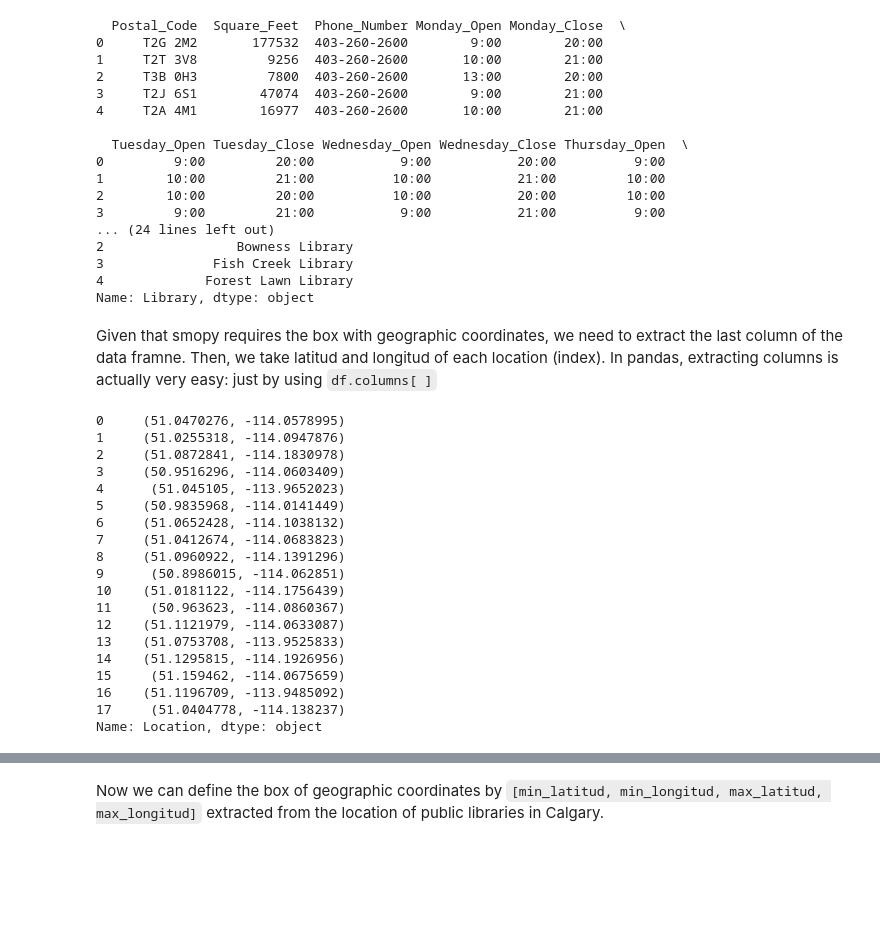
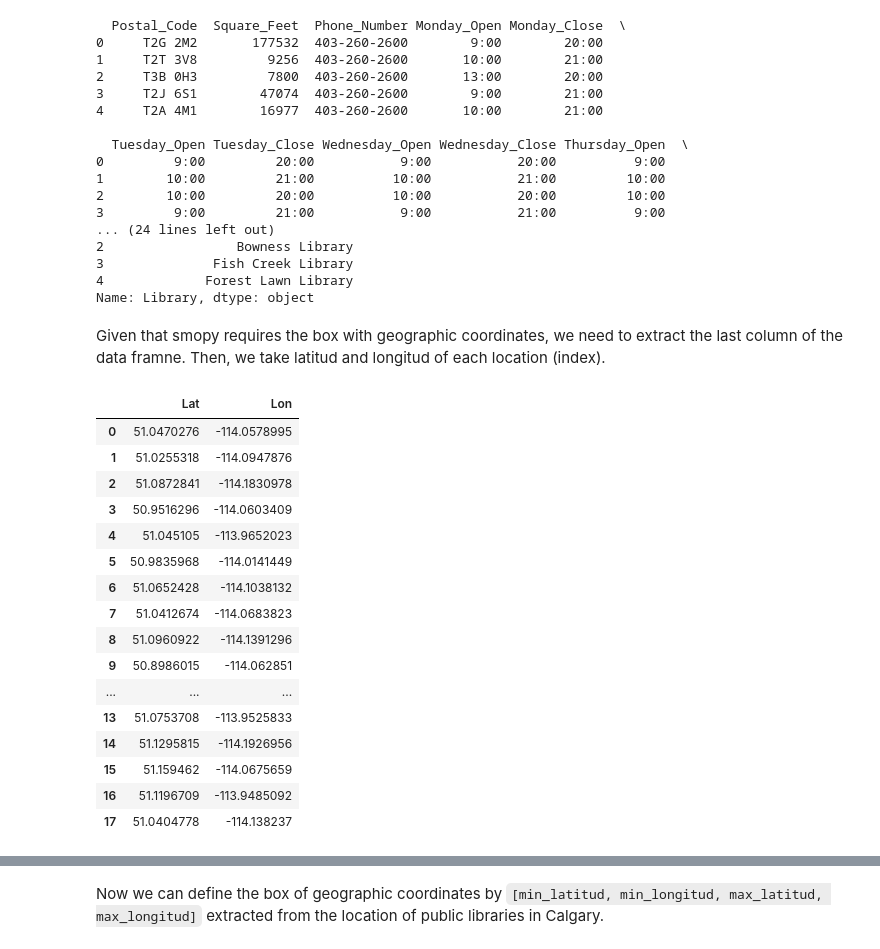
Before and after one commit to ebojeda/trial, a Jupyter notebook: voroni_maps_public_libraries/map_YYClibraries.ipynb, the cells around one changed output, grey strips where cells are left out. Cells and saved outputs as stored; diff of their text form; code cells hidden in the pictures; blank space fills up the shorter version.

Commit message:
Function fixed. New method to extract (lat, lon).

```diff
--- a/voroni_maps_public_libraries/map_YYClibraries.ipynb
+++ b/voroni_maps_public_libraries/map_YYClibraries.ipynb
@@ -80,40 +80,25 @@ print(library_names.head())
 4             Forest Lawn Library
 Name: Library, dtype: object
 # %% [markdown]
-Given that smopy requires the box with geographic coordinates, we need to extract the last column of the data framne. Then, we take latitud and longitud of each location (index). In pandas, extracting columns is actually very easy: just by using `df.columns[ ]`
+Given that smopy requires the box with geographic coordinates, we need to extract the last column of the data framne. Then, we take latitud and longitud of each location (index).
-# %%
-#Define location by latitud and longitud
-loc_ = df[ df.columns[-2]]
-print(loc_)
-
-address = df.Address.str.split('\n+\(|\)')
-
-for index in range(len(address)):
-    loc.append(address[index][1].split(','))
-
-lat, lon, new_loc = [], [], []
-
-for i in loc:
-    lat.append(float(i[0]))
-    lon.append(float(i[1]))
-    new_loc.append( (float(i[0]) ,float(i[1]) ) )
-# %% [output]
-0     (51.0470276, -114.0578995)
-1     (51.0255318, -114.0947876)
-2     (51.0872841, -114.1830978)
-3     (50.9516296, -114.0603409)
-4      (51.045105, -113.9652023)
-5     (50.9835968, -114.0141449)
-6     (51.0652428, -114.1038132)
-7     (51.0412674, -114.0683823)
-8     (51.0960922, -114.1391296)
-9      (50.8986015, -114.062851)
-10    (51.0181122, -114.1756439)
-11     (50.963623, -114.0860367)
-12    (51.1121979, -114.0633087)
-13    (51.0753708, -113.9525833)
-14    (51.1295815, -114.1926956)
-15     (51.159462, -114.0675659)
-16    (51.1196709, -113.9485092)
-17     (51.0404778, -114.138237)
-Name: Location, dtype: object
+# %%
+#Define location by latitud and longitud
+df["Location"].str.strip('()').str.split(',', expand=True).rename(columns={0:"Lat", 1:"Lon"})
+# %% [output]
+|  | Lat | Lon |
+| 0 | 51.0470276 | -114.0578995 |
+| 1 | 51.0255318 | -114.0947876 |
+| 2 | 51.0872841 | -114.1830978 |
+| 3 | 50.9516296 | -114.0603409 |
+| 4 | 51.045105 | -113.9652023 |
+| 5 | 50.9835968 | -114.0141449 |
+| 6 | 51.0652428 | -114.1038132 |
+| 7 | 51.0412674 | -114.0683823 |
+| 8 | 51.0960922 | -114.1391296 |
+| 9 | 50.8986015 | -114.062851 |
+| ... | ... | ... |
+| 13 | 51.0753708 | -113.9525833 |
+| 14 | 51.1295815 | -114.1926956 |
+| 15 | 51.159462 | -114.0675659 |
+| 16 | 51.1196709 | -113.9485092 |
+| 17 | 51.0404778 | -114.138237 |
```
Also changed, not shown: parts of 11 cells of this notebook.
